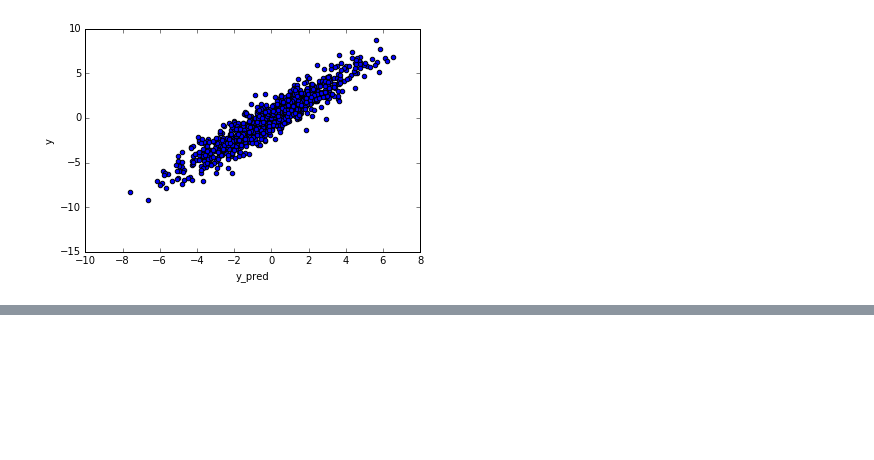
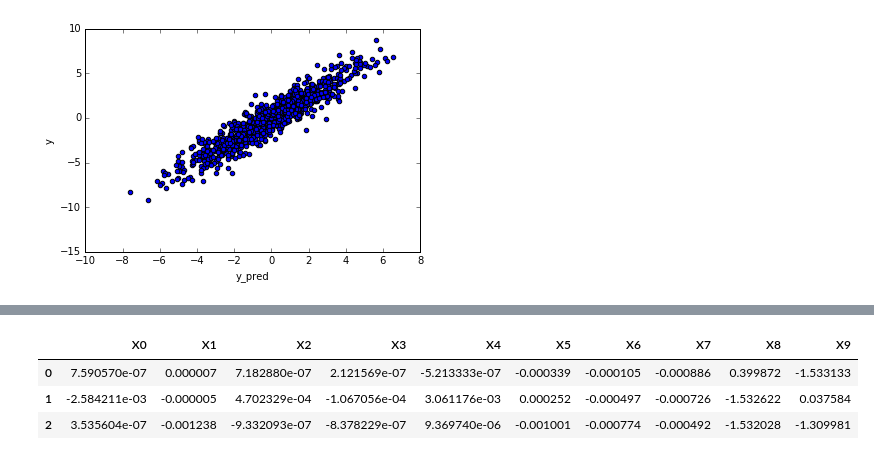
Before and after one commit to eric-czech/portfolio, a Jupyter notebook: demonstrative/python/notebooks/misc/tensorflow_example_lin_reg.ipynb, the cells around one changed output, grey strips where cells are left out. Cells and saved outputs as stored; diff of their text form; code cells hidden in the pictures; blank space fills up the shorter version.

```diff
--- a/demonstrative/python/notebooks/misc/tensorflow_example_lin_reg.ipynb
+++ b/demonstrative/python/notebooks/misc/tensorflow_example_lin_reg.ipynb
@@ -94,0 +182,12 @@ d.plot(kind='scatter', x='y_pred', y='y')
+# %%
+tf.logging.set_verbosity(tf.logging.INFO)
+classifier = learn.Estimator(model_fn=my_model, params=dict(a1=.01, a2=.01, a3=.01))
+monitor_loss = learn.monitors.CaptureVariable('loss', every_n=1)
+monitors = [
+    learn.monitors.PrintTensor(['loss_y', 'loss_W1', 'loss_W2', 'loss_w']),
+    learn.monitors.ValidationMonitor(X.values, y.values, early_stopping_rounds=50),
+    monitor_loss
+]
+classifier.fit(X.values, y.values, max_steps=1000, monitors=monitors)
+#score = metrics.accuracy_score(y.values, classifier.predict(X.values))
+#print("Accuracy: %f" % score)
@@ -94,0 +345,8 @@ d.plot(kind='scatter', x='y_pred', y='y')
+# %%
+wts = np.hstack((classifier.get_variable_value('W1').T, classifier.get_variable_value('W2').T))
+pd.DataFrame(wts, columns=X.columns)#.T.plot(kind='bar')
+# %% [output]
+|  | X0 | X1 | X2 | X3 | X4 | X5 | X6 | X7 | X8 | X9 |
+| 0 | 7.590570e-07 | 0.000007 | 7.182880e-07 | 2.121569e-07 | -5.213333e-07 | -0.000339 | -0.000105 | -0.000886 | 0.399872 | -1.533133 |
+| 1 | -2.584211e-03 | -0.000005 | 4.702329e-04 | -1.067056e-04 | 3.061176e-03 | 0.000252 | -0.000497 | -0.000726 | -1.532622 | 0.037584 |
+| 2 | 3.535604e-07 | -0.001238 | -9.332093e-07 | -8.378229e-07 | 9.369740e-06 | -0.001001 | -0.000774 | -0.000492 | -1.532028 | -1.309981 |
```
Also changed, not shown: parts of 18 cells of this notebook, 1 other file.
